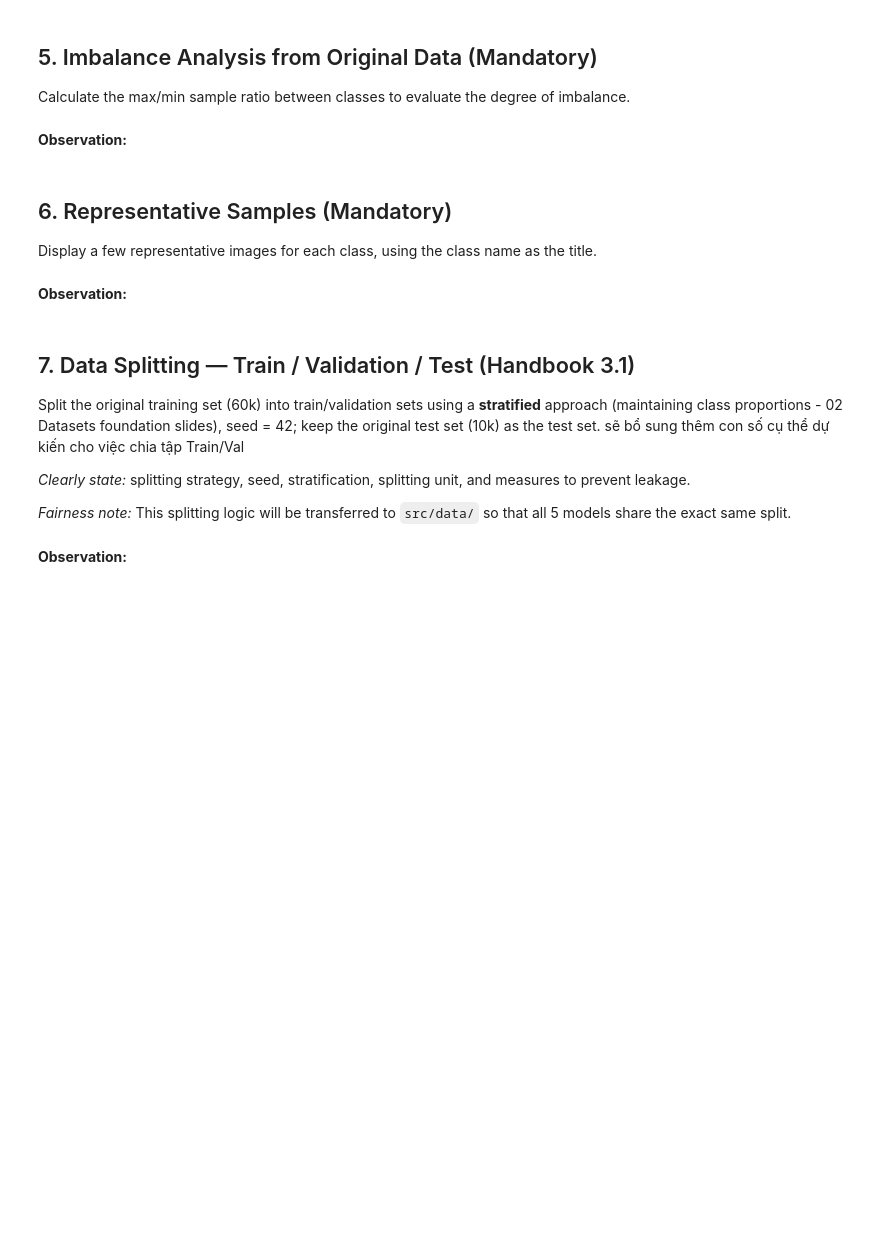
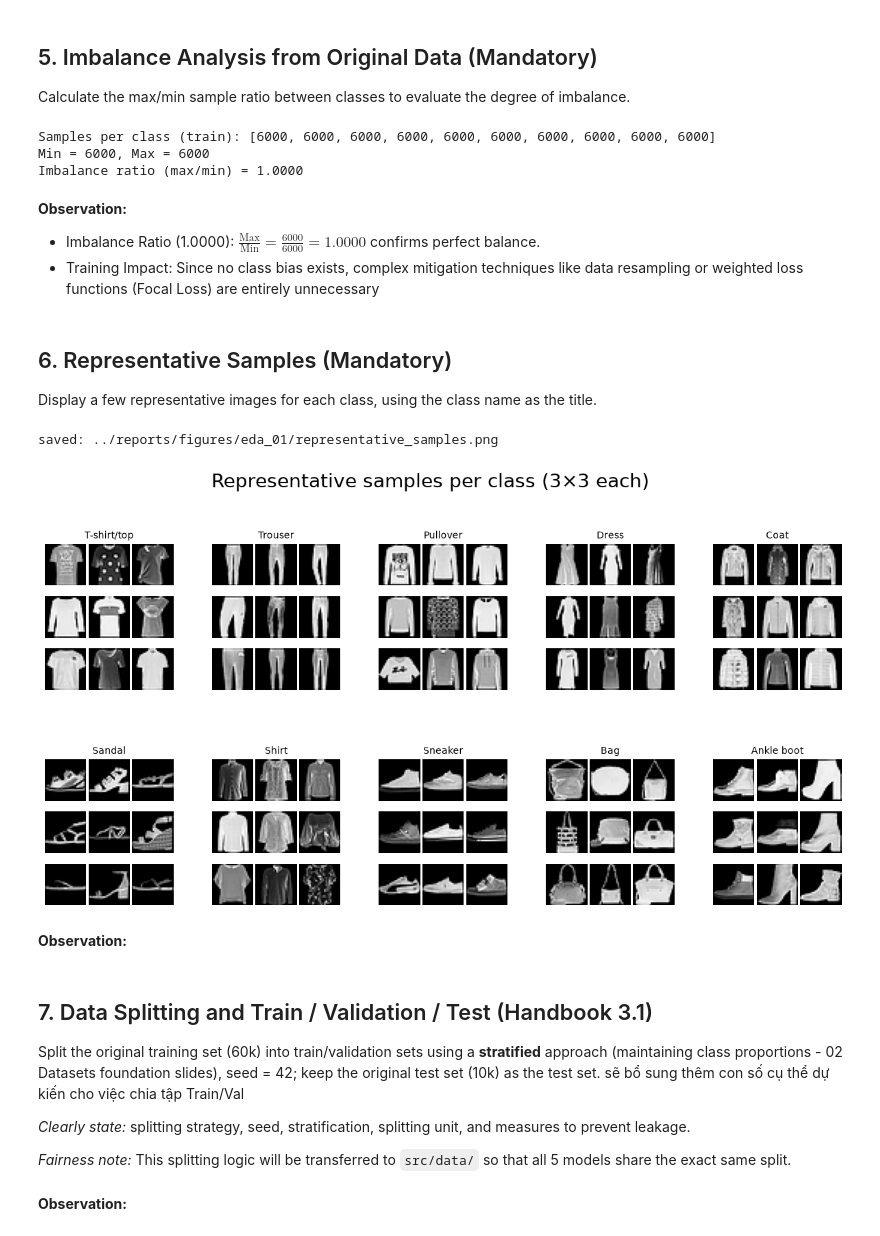
Before and after one commit to quin210/dl-co3133, a Jupyter notebook: notebooks/01_eda_fashion_mnist.ipynb, the cells around one changed output. Saved outputs shown, nothing was run; the diff lists cells and outputs as text; code cells hidden in the pictures; blank space fills up the shorter version.

```diff
--- a/notebooks/01_eda_fashion_mnist.ipynb
+++ b/notebooks/01_eda_fashion_mnist.ipynb
@@ -32,15 +182,65 @@ Input tensor dimensions: height × width × number of channels; pixel value rang
 # %% [markdown]
 ## 5. Imbalance Analysis from Original Data (Mandatory)
 Calculate the max/min sample ratio between classes to evaluate the degree of imbalance.
+# %%
+# Class imbalance check
+imbalance_ratio = max(counts_train) / min(counts_train)
+print("Samples per class (train):", counts_train)
+print(f"Min = {min(counts_train)}, Max = {max(counts_train)}")
+print(f"Imbalance ratio (max/min) = {imbalance_ratio:.4f}")
+# %% [output]
+Samples per class (train): [6000, 6000, 6000, 6000, 6000, 6000, 6000, 6000, 6000, 6000]
+Min = 6000, Max = 6000
+Imbalance ratio (max/min) = 1.0000
 # %% [markdown]
 **Observation:**
+- Imbalance Ratio (1.0000): $\frac{\text{Max}}{\text{Min}} = \frac{6000}{6000} = 1.0000$ confirms perfect balance.
+- Training Impact: Since no class bias exists, complex mitigation techniques like data resampling or weighted loss functions (Focal Loss) are entirely unnecessary
 # %% [markdown]
 ## 6. Representative Samples (Mandatory)
 Display a few representative images for each class, using the class name as the title.
+# %%
+N_ROWS, N_COLS = 3, 3          # 3x3 inner grid layout
+N_PER_CLASS = N_ROWS * N_COLS  # 9 images per class
+
+# 1. Create a large figure
+fig = plt.figure(figsize=(15, 7))
+# 2. Outer grid: 2 rows x 5 columns (for 10 classes) with margin spacing
+outer = fig.add_gridspec(2, 5, wspace=0.3, hspace=0.4)
+
+for cls in range(len(CLASS_NAMES)):
+    # Get outer grid row (r) and col (c). Modulo 5 because there are 5 columns.
+    r, c = divmod(cls, 5)
+
+    # Nested 3x3 grid inside the current class cell (tight spacing)
+    inner = outer[r, c].subgridspec(N_ROWS, N_COLS, wspace=0.05, hspace=0.05)
+
+    # Get all image indices for this class and randomly pick 9 (without replacement)
+    idxs = (y_train_full == cls).nonzero(as_tuple=True)[0].numpy()
+    picks = rng.choice(idxs, size=N_PER_CLASS, replace=False)
+
+    for i, k in enumerate(picks):
+        # Calc inner row (i // cols) and inner col (i % cols), then add subplot
+        ax = fig.add_subplot(inner[i // N_COLS, i % N_COLS])
+
+        ax.imshow(X_train_full[k], cmap="gray") # Plot grayscale image
+        ax.axis("off") # Hide axes for cleaner look
+
+        # Place the class name above the top-middle image (index 1) of the 3x3 block
+        if i == 1:
+            ax.set_title(CLASS_NAMES[cls], fontsize=10)
+
+# 3. Add global title, save to output directory, and display
+plt.suptitle("Representative samples per class (3×3 each)", y=1.02, fontsize=20)
+savefig("representative_samples.png")
+plt.show()
+# %% [output]
+saved: ../reports/figures/eda_01/representative_samples.png
+[figure, added]
 # %% [markdown]
 **Observation:**
 # %% [markdown]
-## 7. Data Splitting — Train / Validation / Test (Handbook 3.1)
+## 7. Data Splitting and Train / Validation / Test (Handbook 3.1)
 Split the original training set (60k) into train/validation sets using a **stratified** approach (maintaining class proportions - 02 Datasets foundation slides), seed = 42; keep the original test set (10k) as the test set.  sẽ bổ sung thêm con số cụ thể dự kiến cho việc chia tập Train/Val
 
 *Clearly state:* splitting strategy, seed, stratification, splitting unit, and measures to prevent leakage.
```
Also changed, not shown: parts of 15 cells of this notebook, 2 other files.
